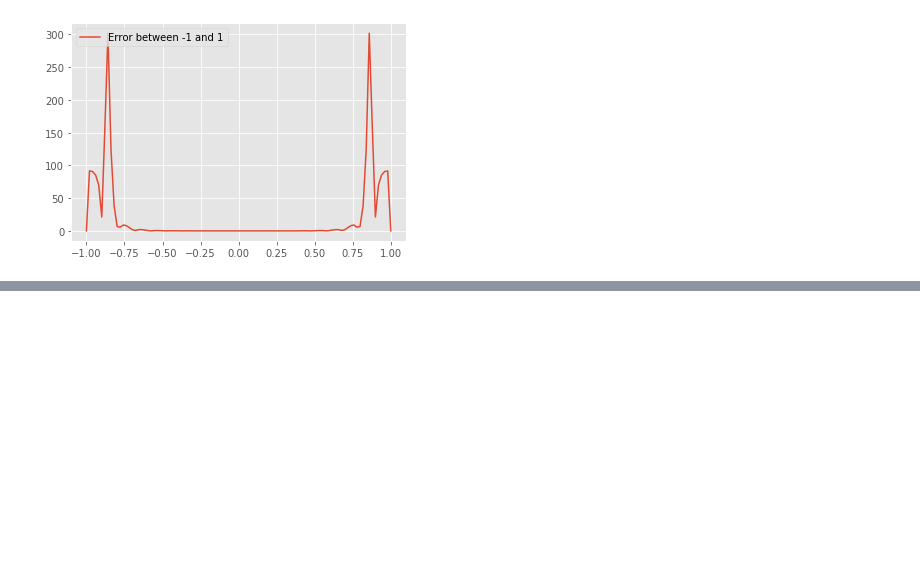
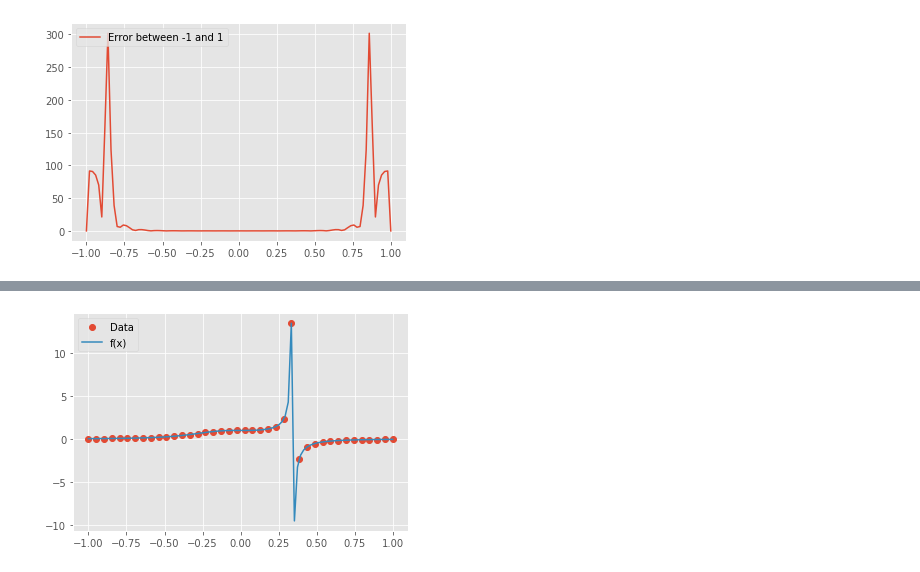
Before and after one commit to cu-numcomp/numcomp-team-project-group_project_csci_3656_team_d, a Jupyter notebook: project.ipynb, the cells around one changed output, grey strips where cells are left out. Saved outputs shown, nothing was run; the diff lists cells and outputs as text; code cells hidden in the pictures; blank space fills up the shorter version.

```diff
--- a/project.ipynb
+++ b/project.ipynb
@@ -160,0 +207,39 @@ Blender as software has a built in method to utilize Bezier curves; with this in
+# %%
+def f2(x):
+    denominator = 1 - 25* x**3
+    y_value = 1/denominator
+    return y_value
+
+def y_values2(x):
+    num_points = x.size
+    y_values = np.zeros(num_points)
+    for i in range(num_points):
+        y_values[i] = f2(x[i])
+    return y_values
+
+
+def plotFunctionWithGivenPoints2(n_points):
+    x = x = np.linspace(-1,1,n_points)
+    y = y_values2(x)
+    p = lagrange(x,y)
+
+
+    x_0 = np.linspace(-1,1,100)
+    plt.plot(x,y,'o',label='Data')
+    #plt.plot(x_0,p(x_0),label='P(x)')
+    plt.plot(x_0,y_values2(x_0), label='f(x)')
+    plt.legend(loc='upper left');
+
+    y_0 = y_values(x_0)
+    error = np.zeros(x_0.size)
+    total_error = 0
+    for i in range(x_0.size):
+        numerator =  p(x_0[i]) - y_0[i]
+        error[i]= np.abs(numerator/p(x_0[i])) * 100
+        total_error += error[i]
+    return p,error, total_error
+
+p, error, total_error = plotFunctionWithGivenPoints2(40)
+x_0 = np.linspace(-1,1,100)
+# %% [output]
+[figure, added]
```
Also changed, not shown: parts of 21 cells of this notebook, 2 other files.
